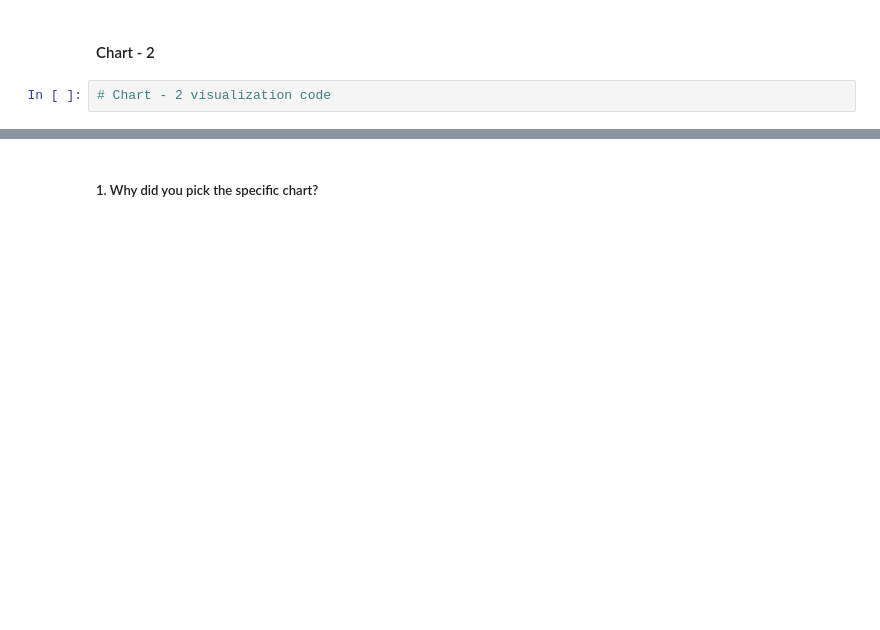
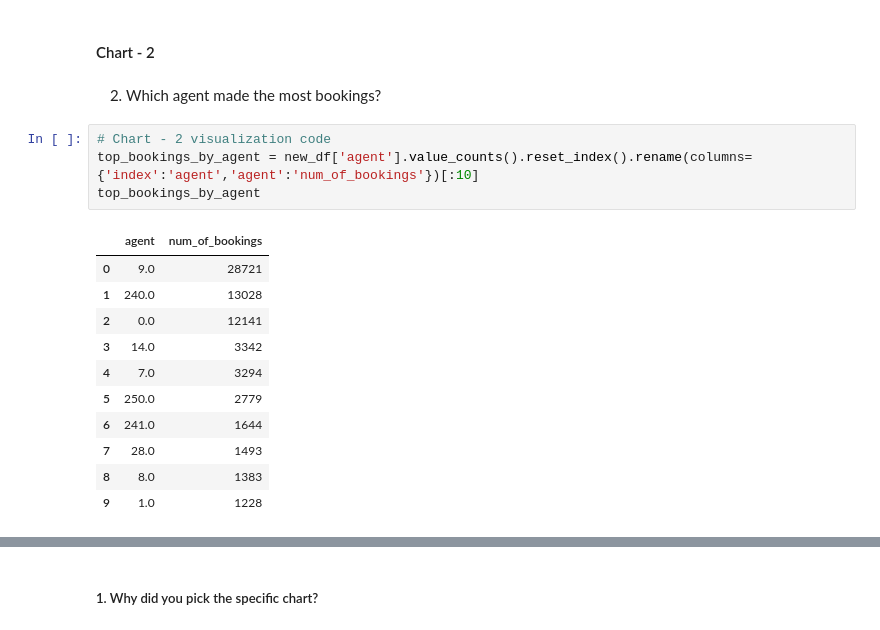
Before and after one commit to ShubhamAGWL/ShubhAG, a Jupyter notebook: Capstone_project_Hotel_Booking_Analysis.ipynb, the cells around one changed output, grey strips where cells are left out. Saved outputs shown, nothing was run; the diff lists cells and outputs as text; blank space fills up the shorter version.

```diff
--- a/Capstone_project_Hotel_Booking_Analysis.ipynb
+++ b/Capstone_project_Hotel_Booking_Analysis.ipynb
@@ -239,4 +398,20 @@ Answer Here
 # %% [markdown]
 #### Chart - 2
-# %%
-# Chart - 2 visualization code
+# %% [markdown]
+2) Which agent made the most bookings?
+# %%
+# Chart - 2 visualization code
+top_bookings_by_agent = new_df['agent'].value_counts().reset_index().rename(columns={'index':'agent','agent':'num_of_bookings'})[:10]
+top_bookings_by_agent
+# %% [output]
+|  | agent | num_of_bookings |
+| 0 | 9.0 | 28721 |
+| 1 | 240.0 | 13028 |
+| 2 | 0.0 | 12141 |
+| 3 | 14.0 | 3342 |
+| 4 | 7.0 | 3294 |
+| 5 | 250.0 | 2779 |
+| 6 | 241.0 | 1644 |
+| 7 | 28.0 | 1493 |
+| 8 | 8.0 | 1383 |
+| 9 | 1.0 | 1228 |
```
Also changed, not shown: parts of 47 cells of this notebook.
